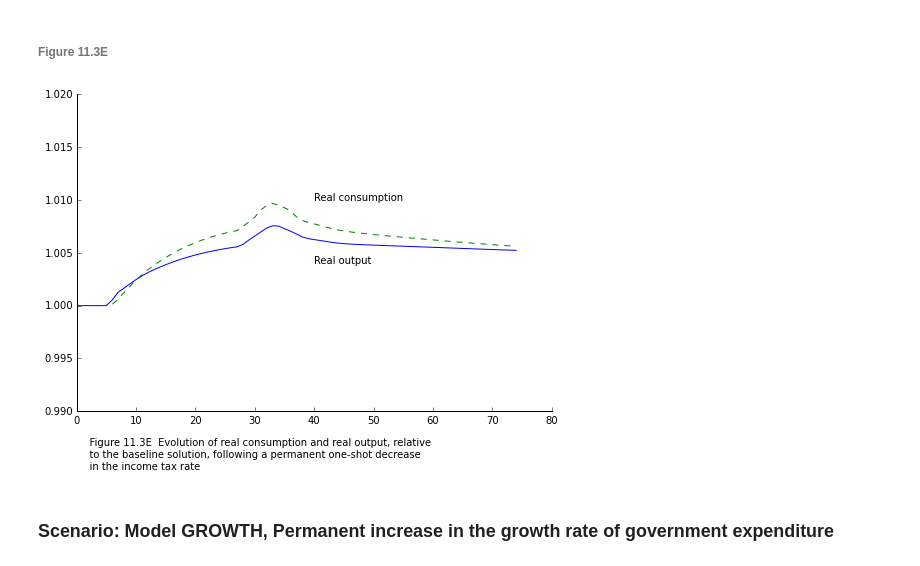
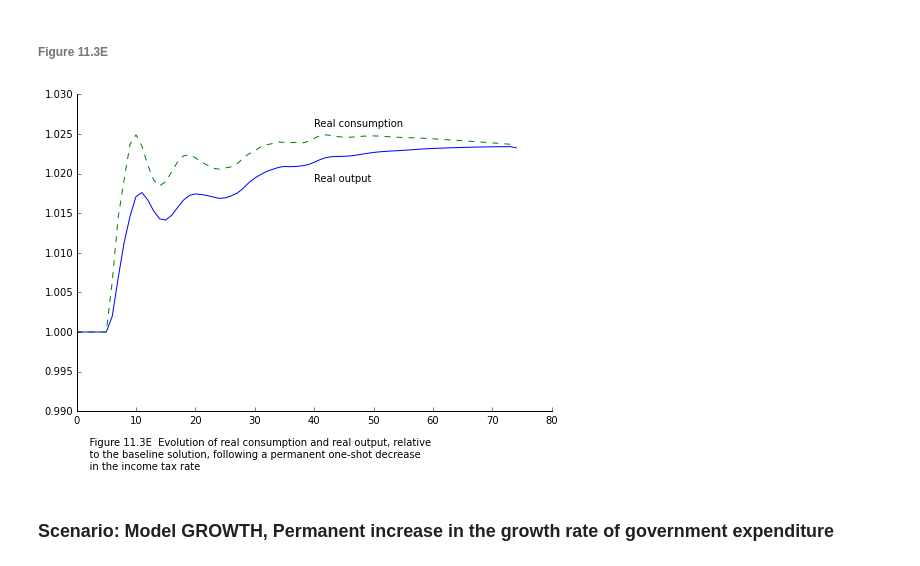
Before and after one commit to kennt/monetary-economics, a Jupyter notebook: Chapter 11 Model GROWTH.ipynb, the cells around one changed output. Drawn from its saved outputs; the diff is of its cells as text; code cells hidden in the pictures.

```diff
--- a/Chapter 11 Model GROWTH.ipynb
+++ b/Chapter 11 Model GROWTH.ipynb
@@ -263,7 +270,7 @@ def create_growth_model():
     model.add('Eks - Eks(-1) = ((1 - psiu)*INV(-1))/Pe')  # 11.41 : Supply of equities issued by firms
     model.add('Rk = FDf/(Pe(-1)*Ekd(-1))')          # 11.42 : Dividend yield of firms
     model.add('PE = Pe/(Ff/Eks(-1))')               # 11.43 : Price earnings ratio
-    model.add('Q = (Eks*Pe)/(K + IN + Lfd)')        # 11.44 : Tobin's Q ratio
+    model.add('Q = (Eks*Pe + Lfd)/(K + IN)')        # 11.44 : Tobin's Q ratio
 
     # Box 11.6 : Households' equations
     # --------------------------------
@@ -682,7 +687,7 @@ caption = '''
 
 data = list()
 for i in xrange(5, 70):
-    s = omega0.solutions[i]
+    s = omega0_rbbar.solutions[i]
     base = baseline.solutions[i]
     data.append(s['Yk']/base['Yk'])
 
@@ -691,7 +696,7 @@ axes = fig.add_axes([0.1, 0.1, 1.1, 1.1])
 axes.tick_params(top='off', right='off')
 axes.spines['top'].set_visible(False)
 axes.spines['right'].set_visible(False)
-axes.set_ylim(0.95, 1.01)
+axes.set_ylim(0.94, 1.01)
 
 axes.plot(data, linestyle='-', color='b')
 
@@ -865,33 +870,33 @@ for _ in xrange(89):
 # %%
 caption = '''
     Figure 11.3E  Evolution of real consumption and real output, relative
     to the baseline solution, following a permanent one-shot decrease
     in the income tax rate'''
 
 ydata = list()
 ckdata = list()
 for i in xrange(5, 80):
-    s = grg_one.solutions[i]
+    s = theta.solutions[i]
     base = baseline.solutions[i]
     ydata.append(s['Yk']/base['Yk'])
     ckdata.append(s['Ck']/base['Ck'])
 
 fig = plt.figure()
 axes = fig.add_axes([0.1, 0.1, 1.1, 1.1])
 axes.tick_params(top='off', right='off')
 axes.spines['top'].set_visible(False)
 axes.spines['right'].set_visible(False)
-axes.set_ylim(0.99, 1.02)
+axes.set_ylim(0.99, 1.03)
 
 axes.plot(ydata, linestyle='-', color='b')
 axes.plot(ckdata, linestyle='--', color='g')
 
 # add labels
-plt.text(40, 1.004, 'Real output')
-plt.text(40, 1.01, 'Real consumption')
+plt.text(40, 1.019, 'Real output')
+plt.text(40, 1.026, 'Real consumption')
 fig.text(0.1, -.1, caption);
 # %% [output]
-[figure, old version]
+[figure, new version]
 # %% [markdown]
 ### Scenario: Model GROWTH, Permanent increase in the growth rate of government expenditure
 # %%
```
Also changed, not shown: parts of 52 cells of this notebook.
